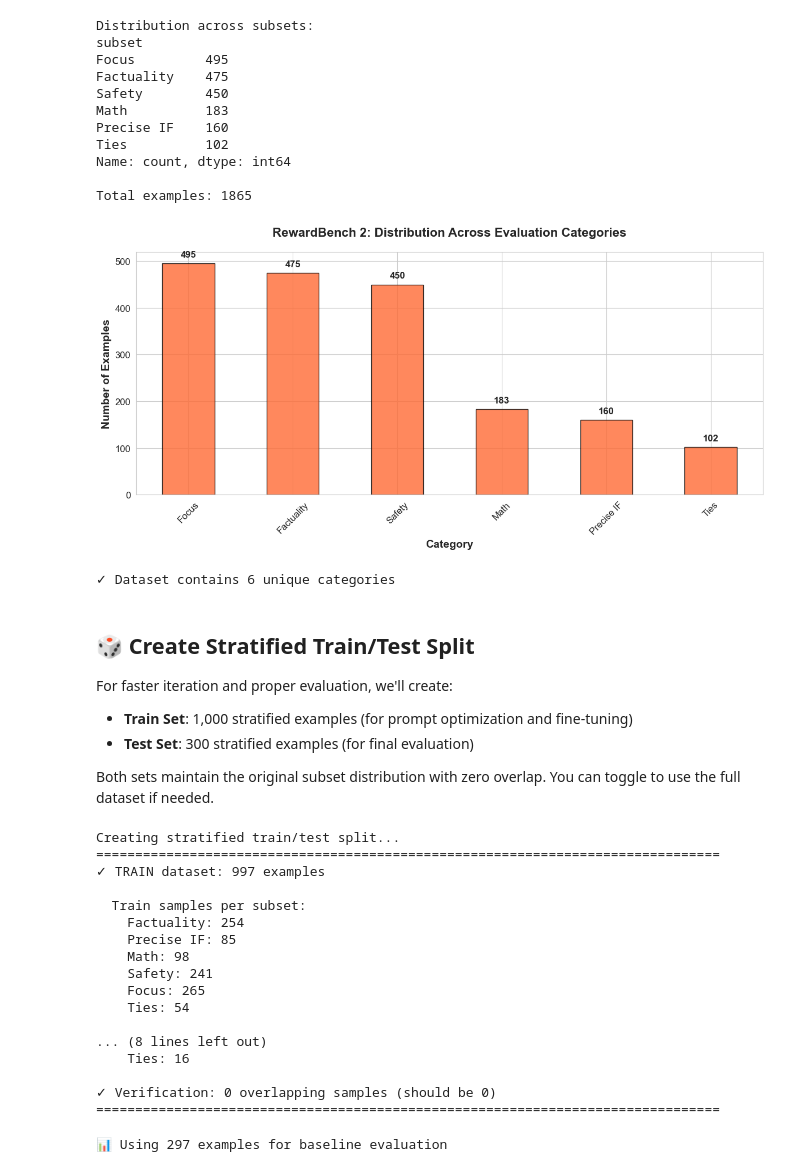
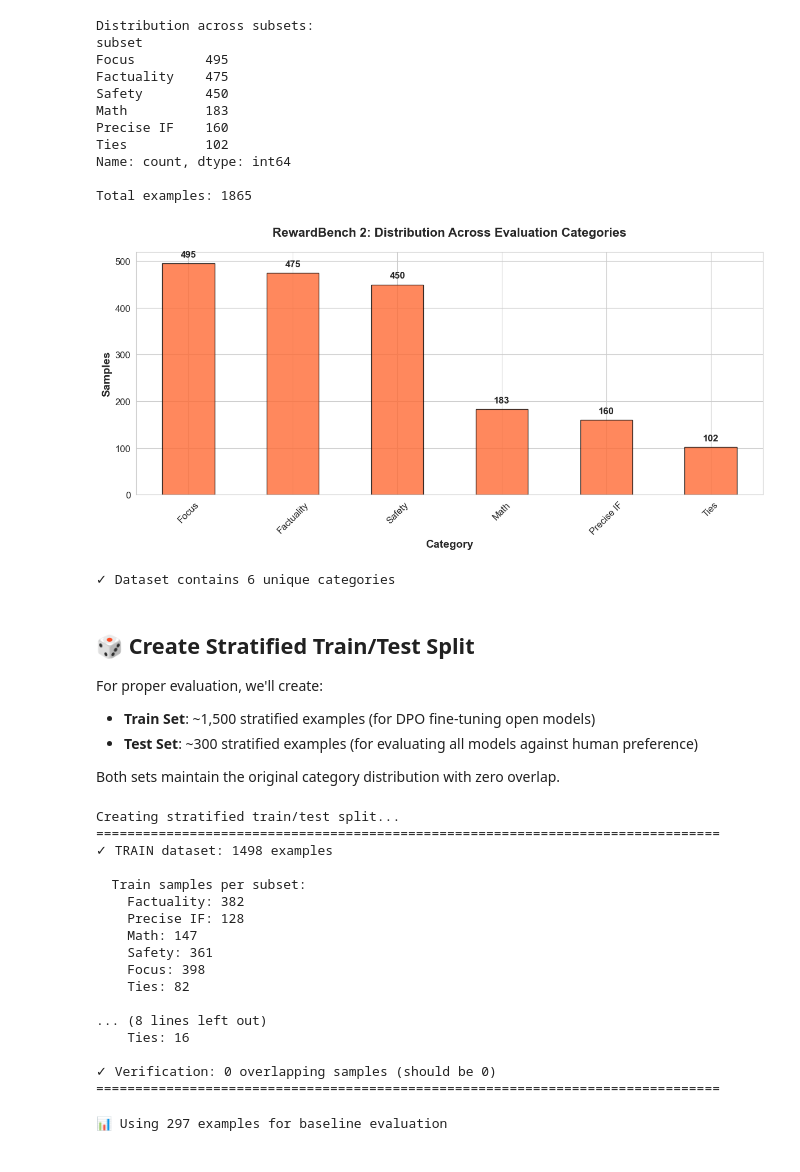
Before and after one commit to togethercomputer/together-cookbook, a Jupyter notebook: Evals/Optimizing_LLM_Judges.ipynb, the cells around one changed output. Cells and saved outputs as stored; diff of their text form; code cells hidden in the pictures.

```diff
--- a/Evals/Optimizing_LLM_Judges.ipynb
+++ b/Evals/Optimizing_LLM_Judges.ipynb
@@ -155,38 +172,38 @@ Total examples: 1865
 # %%
 # Visualize subset distribution
 fig, ax = plt.subplots(figsize=(12, 6))
 bars = subset_counts.plot(kind='bar', ax=ax, color='#FF6B35', edgecolor='black', alpha=0.8)
 
 ax.set_title('RewardBench 2: Distribution Across Evaluation Categories', fontsize=16, fontweight='bold', pad=20)
 ax.set_xlabel('Category', fontsize=14, fontweight='bold')
-ax.set_ylabel('Number of Examples', fontsize=14, fontweight='bold')
+ax.set_ylabel('Samples', fontsize=14, fontweight='bold')
 ax.tick_params(axis='x', rotation=45, labelsize=12)
 ax.tick_params(axis='y', labelsize=12)
 
 # Add value labels on bars
 for i, v in enumerate(subset_counts):
     ax.text(i, v + 10, str(v), ha='center', va='bottom', fontsize=12, fontweight='bold')
 
 plt.tight_layout()
 plt.show()
 
 print(f"\n✓ Dataset contains {len(subset_counts)} unique categories")
 # %% [output]
-[figure, old version]
+[figure, new version]
 ✓ Dataset contains 6 unique categories
 # %% [markdown]
 ## 🎲 Create Stratified Train/Test Split
 
-For faster iteration and proper evaluation, we'll create:
-- **Train Set**: 1,000 stratified examples (for prompt optimization and fine-tuning)
-- **Test Set**: 300 stratified examples (for final evaluation)
+For proper evaluation, we'll create:
+- **Train Set**: ~1,500 stratified examples (for DPO fine-tuning open models)
+- **Test Set**: ~300 stratified examples (for evaluating all models against human preference)
 
-Both sets maintain the original subset distribution with zero overlap. You can toggle to use the full dataset if needed.
+Both sets maintain the original category distribution with zero overlap.
 # %%
 # Configuration: Set to True to use full dataset, False for stratified train/test split
 USE_FULL_DATASET = False
-TRAIN_SIZE = 1000  # Number of training examples
-TEST_SIZE = 300    # Number of test examples
+TRAIN_SIZE = 1500  # Training examples for DPO fine-tuning
+TEST_SIZE = 300    # Held-out test set for final evaluation
 
 # Set random seed for reproducibility
 np.random.seed(42)
@@ -256,12 +273,12 @@ else:
 
     # Display results
     print(f"✓ TRAIN dataset: {len(train_dataset)} examples")
-    print(f"\n  Train samples per subset:")
+    print("\n  Train samples per subset:")
     for subset, count in train_subset_samples.items():
         print(f"    {subset}: {count}")
 
     print(f"\n✓ TEST dataset: {len(test_dataset)} examples")
-    print(f"\n  Test samples per subset:")
+    print("\n  Test samples per subset:")
     for subset, count in test_subset_samples.items():
         print(f"    {subset}: {count}")
 
@@ -272,15 +289,15 @@ else:
 # %% [output]
 Creating stratified train/test split...
 ================================================================================
-✓ TRAIN dataset: 997 examples
+✓ TRAIN dataset: 1498 examples
 
   Train samples per subset:
-    Factuality: 254
-    Precise IF: 85
-    Math: 98
-    Safety: 241
-    Focus: 265
-    Ties: 54
+    Factuality: 382
+    Precise IF: 128
+    Math: 147
+    Safety: 361
+    Focus: 398
+    Ties: 82
 
 ... (8 lines left out)
     Ties: 16
```
Also changed, not shown: parts of 50 cells of this notebook.
